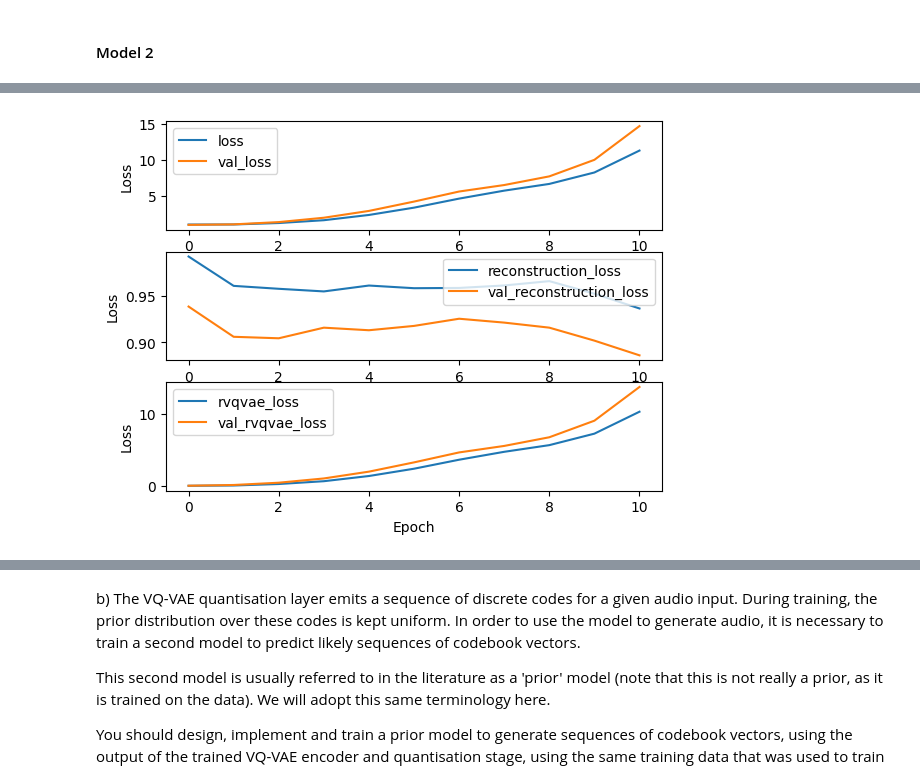
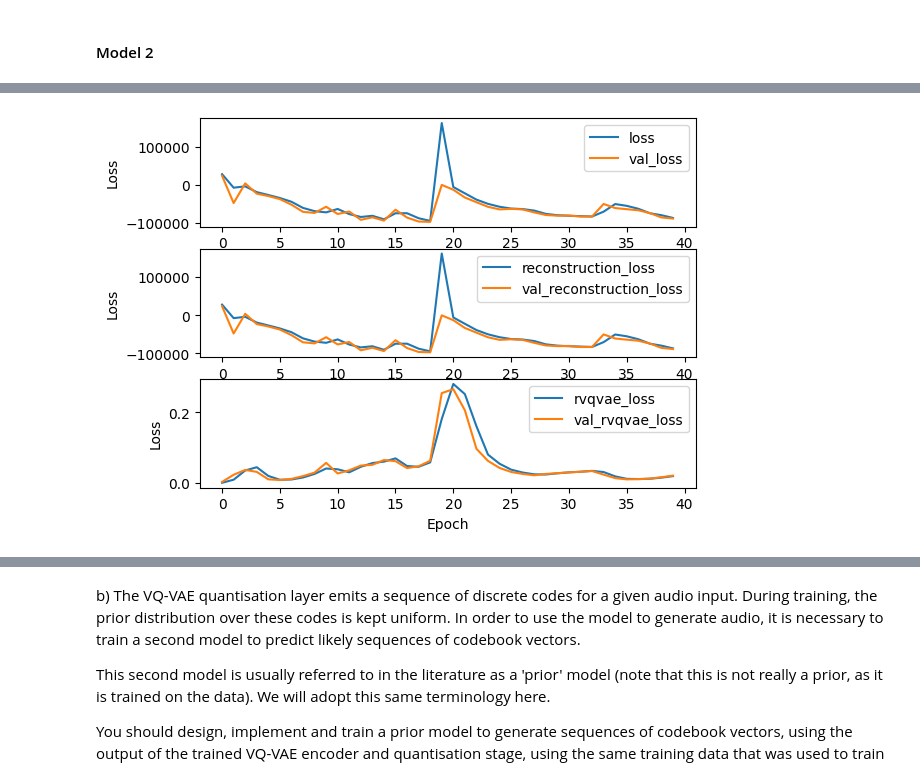
Before and after one commit to martinbatek/dl_final_project, a Jupyter notebook: Summative assessment 3.ipynb, the cells around one changed output, grey strips where cells are left out. Cells and saved outputs as stored; diff of their text form; code cells hidden in the pictures.

```diff
--- a/Summative assessment 3.ipynb
+++ b/Summative assessment 3.ipynb
@@ -32,7 +32,11 @@ from IPython.display import Audio, display
 
 import tensorflow as tf
 import tensorflow_datasets as tfds
-from tensorflow.keras.layers import Input, Layer, Conv2D, Conv2DTranspose
+from tensorflow.keras.layers import Input, Layer, Conv2D, Conv2DTranspose, Reshape
 from tensorflow.keras.models import Model, Sequential
 from tensorflow.keras.metrics import Mean
 from tensorflow.keras.datasets import mnist
+import tensorflow_probability as tfp
+tfpd = tfp.distributions
+tfpl = tfp.layers
+tfpb = tfp.bijectors
@@ -1375,8 +1374,8 @@ csv_logging = tf.keras.callbacks.CSVLogger('training_logs/model_3.csv',append=Tr
 
 # Define callback for saving the best model
 model_checkpoints = tf.keras.callbacks.ModelCheckpoint(
-    filepath=path_checkpoints_3+"/cp.ckpt",
-    save_best_only=True,
+    filepath=path_checkpoints_3+"/epoch_{epoch}.weights.h5",
+    save_best_only=False,
     save_weights_only=True
 )
 
@@ -1385,3 +1384,18 @@ early_stopping = tf.keras.callbacks.EarlyStopping(monitor="loss",patience=10)
 
 # Define adam optimizer
 optimizer = tf.keras.optimizers.Adam(learning_rate=3e-4)
+# %%
+# Introduce a probabilistic layer to the decoder
+def get_decoder2(latent_dim=16,input_shape = (28,28,1)):
+    latent_inputs = Input(shape=get_encoder(latent_dim,input_shape).output.shape[1:])
+    x = Conv2DTranspose(64, 3, activation="relu", strides=2, padding="same")(
+        latent_inputs
+    )
+    x = Conv2DTranspose(32, 3, activation="relu", strides=2, padding="same")(x)
+    x = Conv2DTranspose(input_shape[2]*2, 3, padding="same")(x)
+    x = Reshape(input_shape + (2,))(x)
+    decoder_outputs = tfpl.DistributionLambda(lambda t: tfpd.Independent(tfpd.Normal(loc = tf.math.tanh(t[...,0]),
+                                                                                   scale = tf.math.exp(t[...,1])),
+                                                                                   reinterpreted_batch_ndims=3))(x)
+
+    return Model(latent_inputs, decoder_outputs, name="decoder")
@@ -1388,6 +1505,6 @@ optimizer = tf.keras.optimizers.Adam(learning_rate=3e-4)
 # %%
 # Compile and fit the model
-rvqvae_trainer = RVQVAETrainer(train_var,shape=(124,124,2),latent_dim=16,num_embeddings=128,rvq_layers=1,gamma=0.5)
+rvqvae_trainer = RVQVAETrainer3(shape=(124,124,2),latent_dim=16,num_embeddings=128,rvq_layers=5)
 rvqvae_trainer.compile(optimizer=optimizer)
 # %%
 # Delete log file if it exists
@@ -1424,16 +1547,16 @@ Epoch 40/40
 # %%
 # Visualise the training and validation losses
 fig, ax = plt.subplots(nrows=3,ncols=1)
 metrics = ['loss','reconstruction_loss','rvqvae_loss']
 for i in range(len(metrics)):
-    ax[i].plot(model_1_hist.history[metrics[i]],label = metrics[i])
-    ax[i].plot(model_1_hist.history["val_"+metrics[i]],label = "val_"+metrics[i])
+    ax[i].plot(model_3_hist.history[metrics[i]],label = metrics[i])
+    ax[i].plot(model_3_hist.history["val_"+metrics[i]],label = "val_"+metrics[i])
     ax[i].set_xlabel('Epoch')
     ax[i].set_ylabel('Loss')
     ax[i].legend()
 fig.show()
 # %% [output]
-[figure, old version]
+[figure, new version]
 # %%
 # Reconstruct some of the audio clips form the validation data
 for elem in val_ds.take(1):
```
Also changed, not shown: parts of 20 cells of this notebook, 41 other files.
